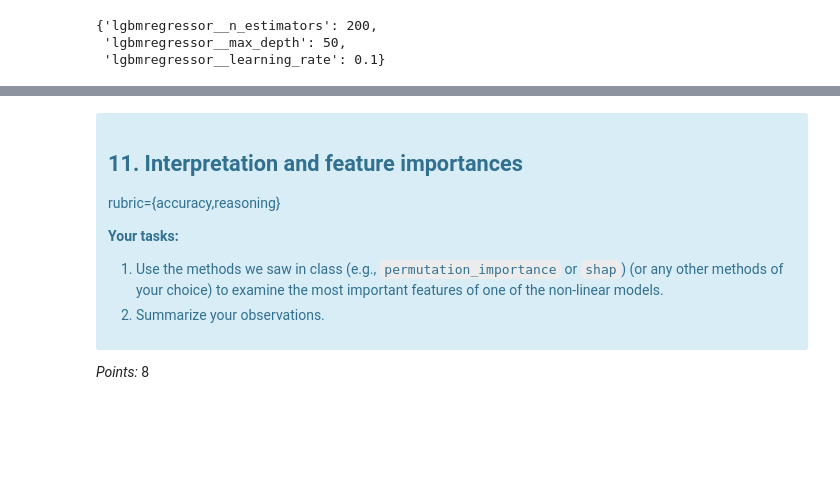
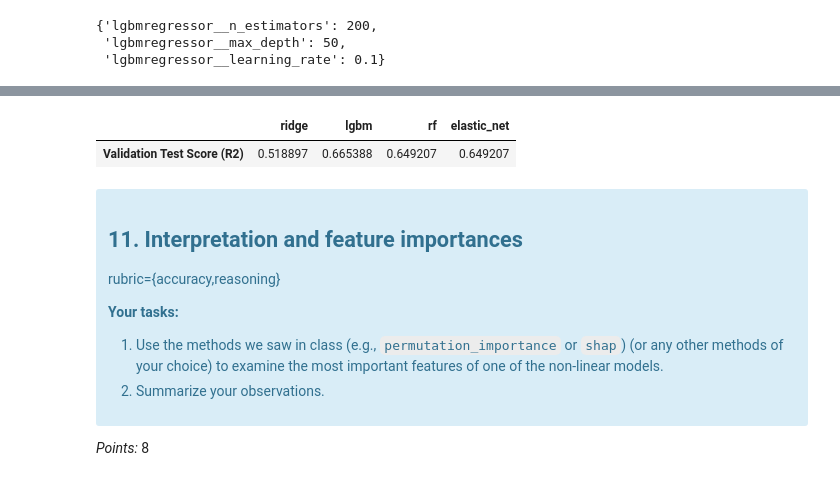
Before and after one commit to BChangs99/DSCI_573_Lab4_BDFJ, a Jupyter notebook: lab4.ipynb, the cells around one changed output, grey strips where cells are left out. Saved outputs shown, nothing was run; the diff lists cells and outputs as text; code cells hidden in the pictures; blank space fills up the shorter version.

```diff
--- a/lab4.ipynb
+++ b/lab4.ipynb
@@ -620,19 +603,18 @@ _Points:_ 6
 _Type your answer here, replacing this text._
 # %%
 from scipy.stats import loguniform
-from sklearn.linear_model import Ridge, RidgeCV
-param_dist_ridge = {"ridgecv__alphas": loguniform(1e-3, 1e3)}
+param_dist_ridge = {"ridgecv__alphas": loguniform(1e-5, 1e5)}
 
-pipe_rfe_ridgecv = make_pipeline(
+random_ridge_pipe = make_pipeline(
     preprocessor,
-    RFECV(Ridge()),
+    # RFECV(Ridge(), cv=10, n_jobs=-1),
     RidgeCV()
 )
 
 random_ridge_search = RandomizedSearchCV(
-    pipe_rfe_ridgecv, # using the rfecv pipe earlier that we already created
+    random_ridge_pipe,
     param_distributions=param_dist_ridge,
-    n_iter=10,
+    n_iter=250,
     n_jobs=-1,
     random_state=573,
     return_train_score=True,
@@ -671,7 +652,6 @@ opti_results['ridge'] = random_ridge_search.best_score_
 # %%
 pipe_lgbm_reduced = make_pipeline(
     preprocessor,
-    RFECV(Ridge(), cv=5),
     LGBMRegressor(
         n_jobs=-1,
         random_state=573
@@ -687,7 +667,7 @@ param_grid_lgbm =  {
 random_lgbm_search = RandomizedSearchCV(
     pipe_lgbm_reduced,
     param_distributions=param_grid_lgbm,
-    n_iter=10,
+    n_iter=50,
     n_jobs=-1,
     return_train_score=True,
     scoring=scoring_metric,
@@ -742,8 +722,6 @@ opti_results['lgbm'] = random_lgbm_search.best_score_
 # Random Forest Regresser Optimization
 pipe_rf_reduced = make_pipeline(
     preprocessor,
-    # PolynomialFeatures(degree=2),
-    RFECV(Ridge(), cv=5, n_jobs=-1),
     RandomForestRegressor(
         n_jobs=-1,
         random_state=573,
@@ -759,7 +737,7 @@ param_grid_rf = {
 random_rf_search = RandomizedSearchCV(
     pipe_rf_reduced,
     param_distributions = param_grid_rf,
-    n_iter=10,
+    n_iter=50,
     random_state=573,
     return_train_score=True,
     scoring=scoring_metric,
@@ -820,4 +832,7 @@ Ellipsis
 # %%
 opti_results['elastic_net'] = random_rf_search.best_score_
 # %%
-pd.DataFrame(opti_results).T
+pd.DataFrame(opti_results, index=['Validation Test Score (R2)'])
+# %% [output]
+|  | ridge | lgbm | rf | elastic_net |
+| Validation Test Score (R2) | 0.518897 | 0.665388 | 0.649207 | 0.649207 |
```
Also changed, not shown: parts of 26 cells of this notebook.
